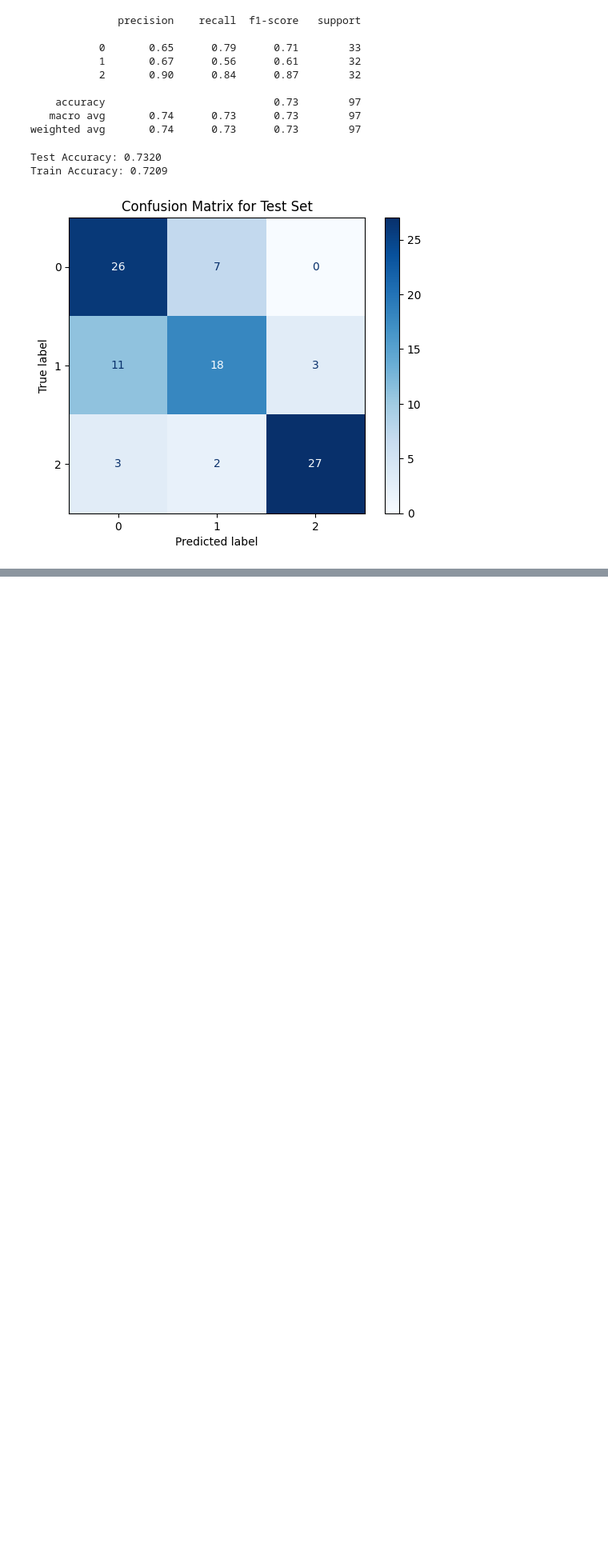
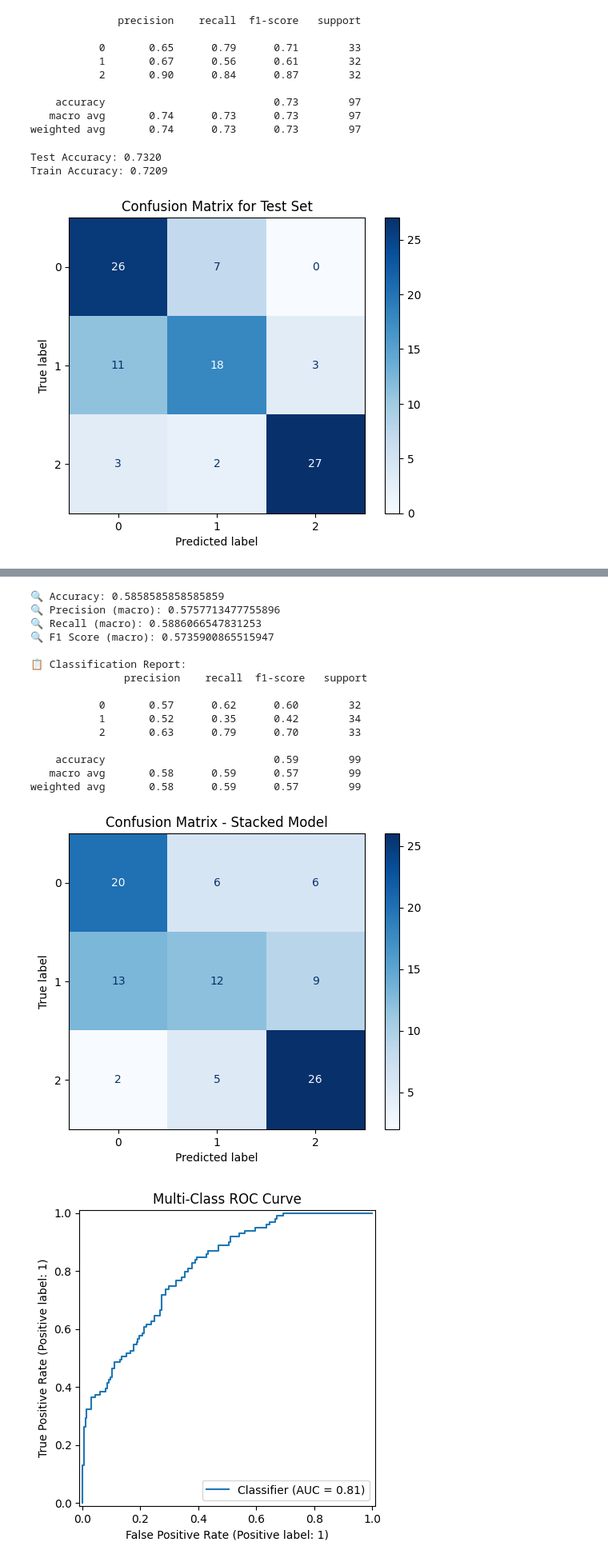
Before and after one commit to StuckInAnEndlessFebruary/stacked-learner, a Jupyter notebook: StackedLearner.ipynb, the cells around one changed output, grey strips where cells are left out. Shown at 80% size. Cells and saved outputs as stored; diff of their text form; code cells hidden in the pictures; blank space fills up the shorter version.

```diff
--- a/StackedLearner.ipynb
+++ b/StackedLearner.ipynb
@@ -728,0 +863,61 @@ print(classification_report(y_test, final_preds))
+# %%
+
+# 5. پیش‌بینی و ارزیابی
+y_pred = stack_clf.predict(X_test)
+print("🔍 Accuracy:", accuracy_score(y_test, y_pred))
+print("🔍 Precision (macro):", precision_score(y_test, y_pred, average='macro'))
+print("🔍 Recall (macro):", recall_score(y_test, y_pred, average='macro'))
+print("🔍 F1 Score (macro):", f1_score(y_test, y_pred, average='macro'))
+print("\n📋 Classification Report:\n", classification_report(y_test, y_pred))
+
+# 6. Confusion Matrix
+cm = confusion_matrix(y_test, y_pred)
+disp = ConfusionMatrixDisplay(confusion_matrix=cm)
+disp.plot(cmap='Blues', values_format='d')
+plt.title("Confusion Matrix - Stacked Model")
+plt.grid(False)
+plt.show()
+
+# 7. ROC Curve (multi-class)
+if len(np.unique(y)) == 3:
+    y_test_bin = label_binarize(y_test, classes=[0, 1, 2])
+    y_score = stack_clf.predict_proba(X_test)
+    RocCurveDisplay.from_predictions(y_test_bin.ravel(), y_score.ravel())
+    plt.title("Multi-Class ROC Curve")
+    plt.show()
+
+# 8. Learning Curve
+train_sizes, train_scores, test_scores = learning_curve(
+    stack_clf, X, y, cv=StratifiedKFold(5), n_jobs=-1,
+    train_sizes=np.linspace(0.1, 1.0, 5), scoring='accuracy'
+)
+
+train_mean = train_scores.mean(axis=1)
+test_mean = test_scores.mean(axis=1)
+
+plt.plot(train_sizes, train_mean, 'o-', label='Train Accuracy')
+plt.plot(train_sizes, test_mean, 'o-', label='Validation Accuracy')
+plt.xlabel('Training Set Size')
+plt.ylabel('Accuracy')
+plt.title('Learning Curve - Stacked Model')
+plt.legend()
+plt.grid(True)
+plt.show()
+# %% [output]
+🔍 Accuracy: 0.5858585858585859
+🔍 Precision (macro): 0.5757713477755896
+🔍 Recall (macro): 0.5886066547831253
+🔍 F1 Score (macro): 0.5735900865515947
+
+📋 Classification Report:
+               precision    recall  f1-score   support
+
+           0       0.57      0.62      0.60        32
+           1       0.52      0.35      0.42        34
+           2       0.63      0.79      0.70        33
+
+    accuracy                           0.59        99
+   macro avg       0.58      0.59      0.57        99
+weighted avg       0.58      0.59      0.57        99
+[figure, added]
+[figure, added]
```
Also changed, not shown: parts of 6 cells of this notebook.
